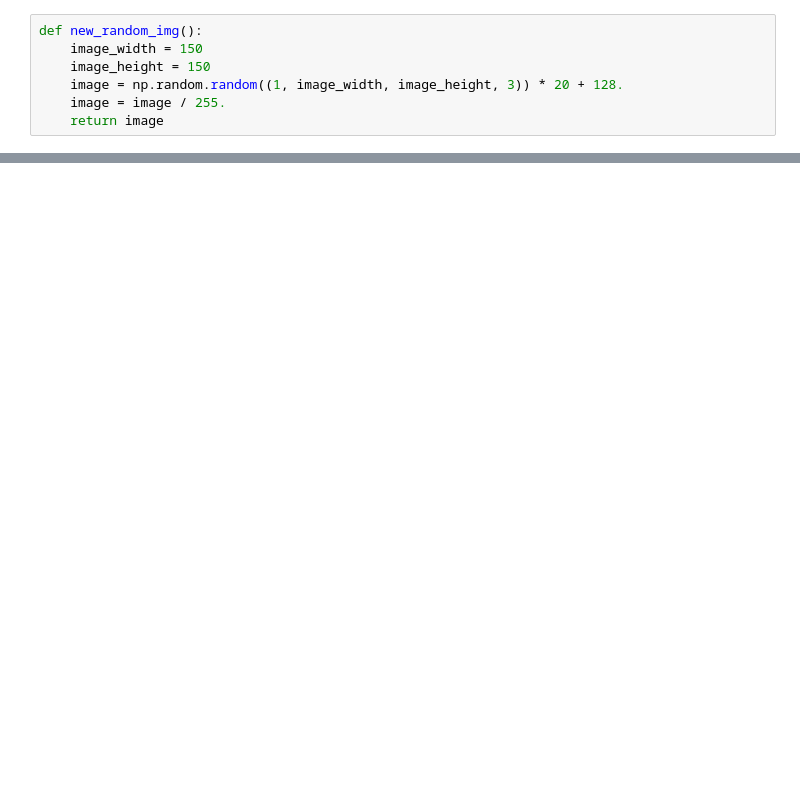
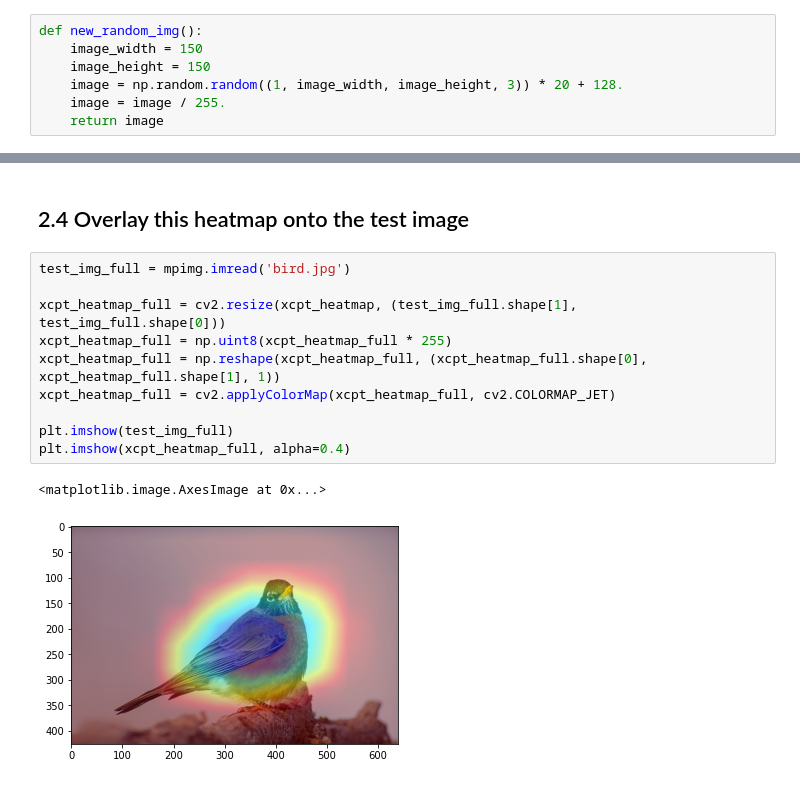
Before and after one commit to larryschirmer/art_style_transfer, a Jupyter notebook: visualize_filter_maximizations.ipynb, the cells around one changed output, grey strips where cells are left out. Drawn from its saved outputs; the diff is of its cells as text; blank space fills up the shorter version.

```diff
--- a/visualize_filter_maximizations.ipynb
+++ b/visualize_filter_maximizations.ipynb
@@ -187,0 +303,15 @@ plt.show(fig)
+# %% [markdown]
+## 2.4 Overlay this heatmap onto the test image
+# %%
+test_img_full = mpimg.imread('bird.jpg')
+
+xcpt_heatmap_full = cv2.resize(xcpt_heatmap, (test_img_full.shape[1], test_img_full.shape[0]))
+xcpt_heatmap_full = np.uint8(xcpt_heatmap_full * 255)
+xcpt_heatmap_full = np.reshape(xcpt_heatmap_full, (xcpt_heatmap_full.shape[0], xcpt_heatmap_full.shape[1], 1))
+xcpt_heatmap_full = cv2.applyColorMap(xcpt_heatmap_full, cv2.COLORMAP_JET)
+
+plt.imshow(test_img_full)
+plt.imshow(xcpt_heatmap_full, alpha=0.4)
+# %% [output]
+<matplotlib.image.AxesImage at 0x...>
+[figure, added]
```
Also changed, not shown: parts of 34 cells of this notebook.
